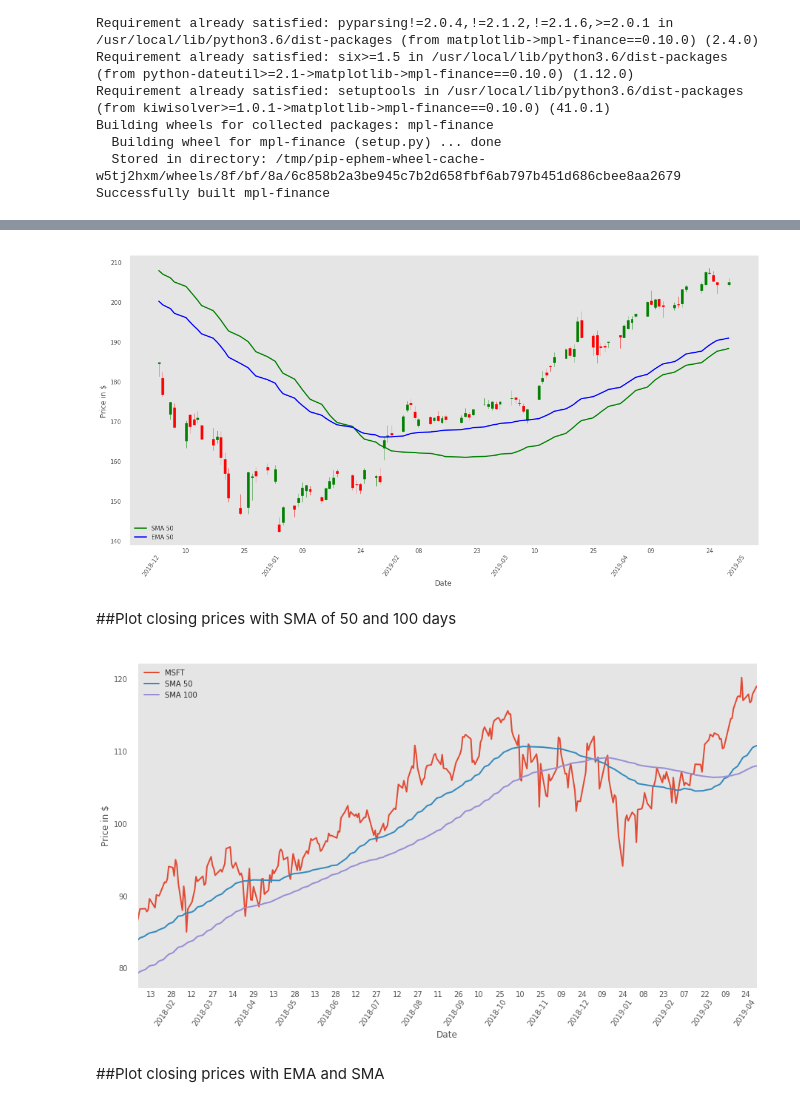
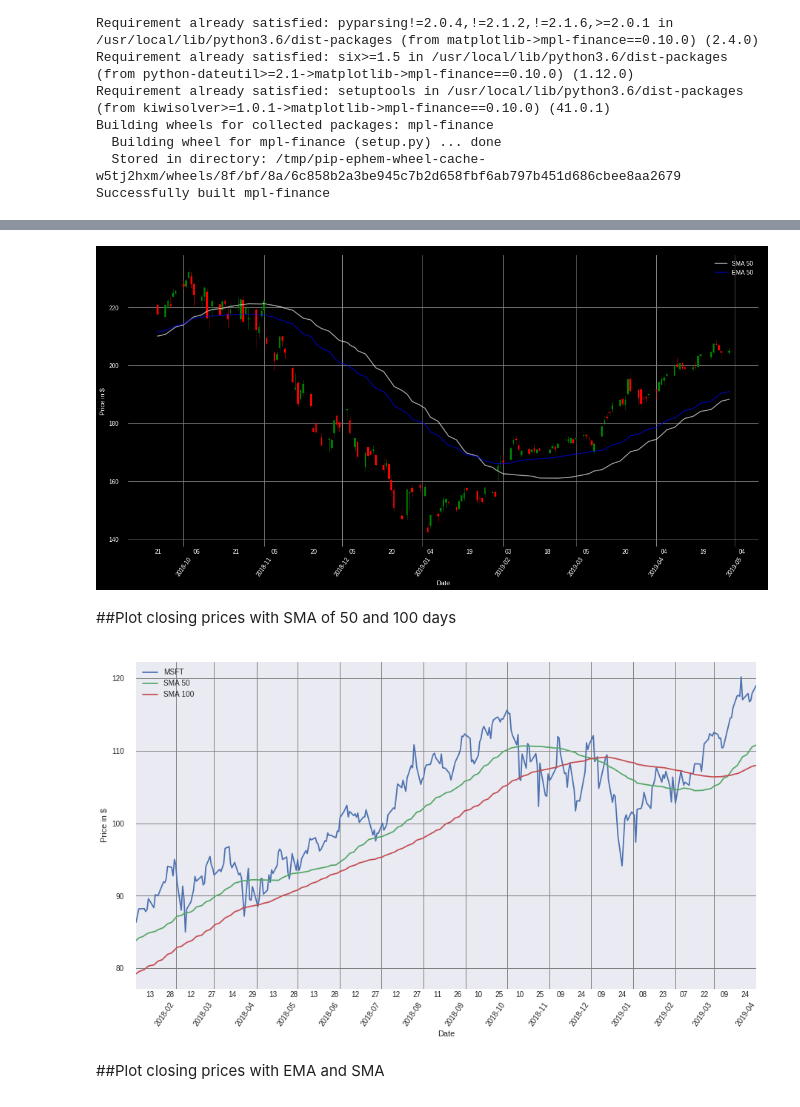
Before and after one commit to nicknovoa03/Stock-trader, a Jupyter notebook: analysis.ipynb, the cells around one changed output, grey strips where cells are left out. Cells and saved outputs as stored; diff of their text form; code cells hidden in the pictures.

Commit message:
changed the graph appearance

```diff
--- a/analysis.ipynb
+++ b/analysis.ipynb
@@ -138,12 +118,13 @@ plt.style.available
 from mpl_finance import candlestick_ohlc
 #import seaborn as sns
 #sns.set_style('white')
-plt.style.use('ggplot')
+#plt.style.use('seaborn')
+plt.style.use('dark_background')
 
 
 #symbol and period of time to display
 symbol = 'AAPL'
-period = 100
+period = 150
 
 #take respective stock info
 df = dfdic[symbol].tail(period).copy()
@@ -159,40 +140,40 @@ ohlc= df[['Date', 'Open', 'High', 'Low','Close']].copy()
 ohlc.tail(period)
 
 #create ploting area
 f1, ax = plt.subplots(figsize = (19,9))
 
-#plot
-candlestick_ohlc(ax, ohlc.values, width=0.6, colorup='g',colordown='r')
-
 #set xaxis label
 ax.xaxis.set_major_formatter(mdates.DateFormatter('%Y-%m'))
 ax.xaxis.set_minor_formatter(mdates.DateFormatter('%d'))
 ax.xaxis.set_major_locator(mdates.MonthLocator(interval=1))
 ax.xaxis.set_minor_locator(mdates.DayLocator(interval=15))
 
 ax.tick_params(which='major',width=1.0, length=9)
 ax.tick_params(which='minor',width=.75, length=0)
 
 #get SMA and EMA from Dictionary
 ohlc['SMA 50'] = sma50[symbol].tail(period).values
 ohlc['EMA 50'] = ema50[symbol].tail(period).values
 
 #plot EMA and SMA
-ax.plot(ohlc['Date'], ohlc['SMA 50'], color='g', label='SMA 50')
-ax.plot(ohlc['Date'], ohlc['EMA 50'], color='b', label='EMA 50')
+ax.plot(ohlc['Date'], ohlc['SMA 50'], color='w', label='SMA 50', alpha=.6)
+ax.plot(ohlc['Date'], ohlc['EMA 50'], color='b', label='EMA 50', alpha=.6)
+
+#plot OHLC
+candlestick_ohlc(ax, ohlc.values, width=0.6, colorup='g',colordown='r')
 
 #legend and axis names
 ax.legend(loc='best')
 ax.set_ylabel('Price in $')
 ax.set_xlabel('Date')
 
 #show grid
-ax.grid()
+ax.grid(color='grey')
 
 plt.xticks(rotation=55)
 plt.show()
 # %% [output]
-[figure, old version]
+[figure, new version]
 # %% [markdown]
 ##Plot closing prices with SMA of 50 and 100 days
 # %%
@@ -235,12 +216,12 @@ ax.set_ylabel('Price in $')
 ax.set_xlabel('Date')
 
 #show grid
-ax.grid()
+ax.grid(color='grey')
 
 plt.xticks(rotation=55)
 plt.show()
 # %% [output]
-[figure, old version]
+[figure, new version]
 # %% [markdown]
 ##Plot closing prices with EMA and SMA
 # %%
```
Also changed, not shown: parts of 2 cells of this notebook.
